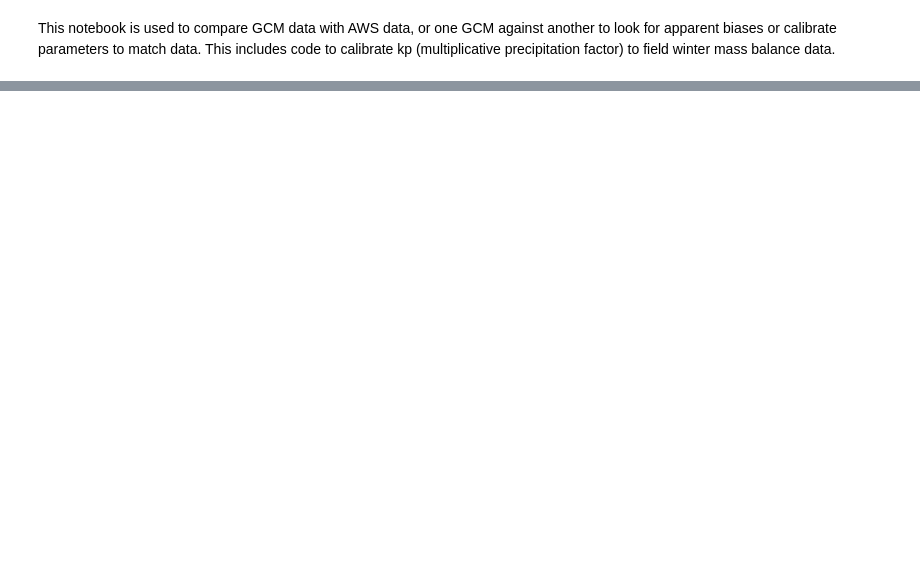
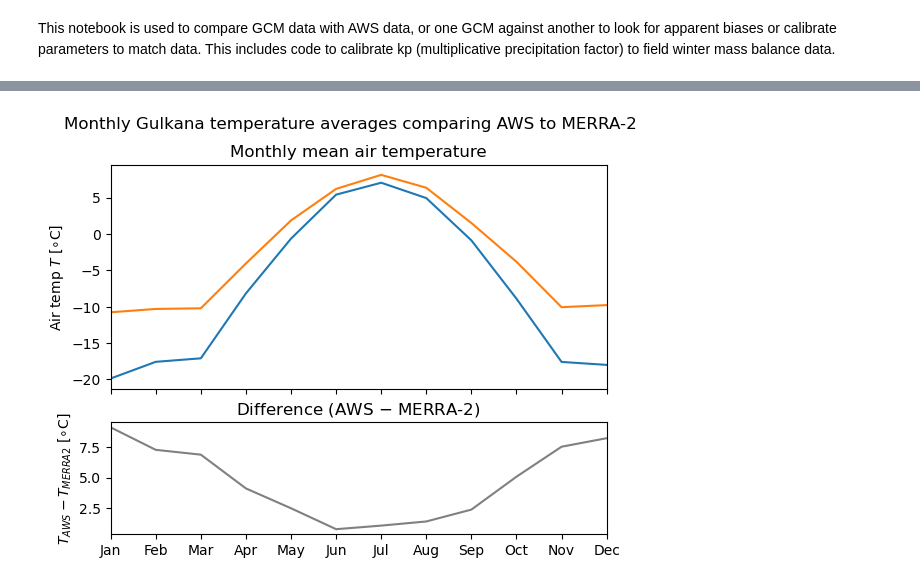
Before and after one commit to drounce/PyGEM, a Jupyter notebook: climate_plotting.ipynb, the cells around one changed output, grey strips where cells are left out. Drawn from its saved outputs; the diff is of its cells as text; code cells hidden in the pictures; blank space fills up the shorter version.

```diff
--- a/climate_plotting.ipynb
+++ b/climate_plotting.ipynb
@@ -168,0 +165,28 @@ plt.show()
+# %%
+def monthly_means(df):
+    df['Date'] = pd.to_datetime(df.index)
+    df['Month'] = df['Date'].dt.month
+    df_monthly = df.groupby('Month').mean()
+    return df_monthly
+# %%
+fig,ax = plt.subplots(2,height_ratios=[2,1],sharex=True)
+monthnames = [m.month_name()[:3] for m in df_AWS.index[:12]]
+df_GCM = ds_GCM.to_dataframe().rename(columns={'T2M':'temp'})
+monthly_GCM = monthly_means(df_GCM)
+df_AWS = df_AWS.to_frame().rename(columns={'site_temp_USGS':'temp'})
+monthly_AWS = monthly_means(df_AWS)
+diff = df_AWS['temp'] - df_GCM['temp']
+monthly_diff = monthly_means(diff.to_frame())
+
+ax[0].plot(monthnames,monthly_GCM['temp'],label='MERRA2')
+ax[0].plot(monthnames,monthly_AWS['temp'],label='AWS')
+ax[0].set_ylabel('Air temp $T$ [$\circ$C]')
+ax[0].set_title('Monthly mean air temperature')
+ax[1].plot(monthnames,monthly_diff['temp'],color='gray')
+ax[1].set_ylabel('$T_{AWS}-T_{MERRA2}$ [$\circ$C]')
+ax[1].set_title('Difference (AWS $-$ MERRA-2)')
+ax[1].set_xlim(monthnames[0],monthnames[11])
+fig.suptitle('Monthly Gulkana temperature averages comparing AWS to MERRA-2')
+plt.show()
+# %% [output]
+[figure, added]
```
Also changed, not shown: parts of 12 cells of this notebook, 10 other files.
